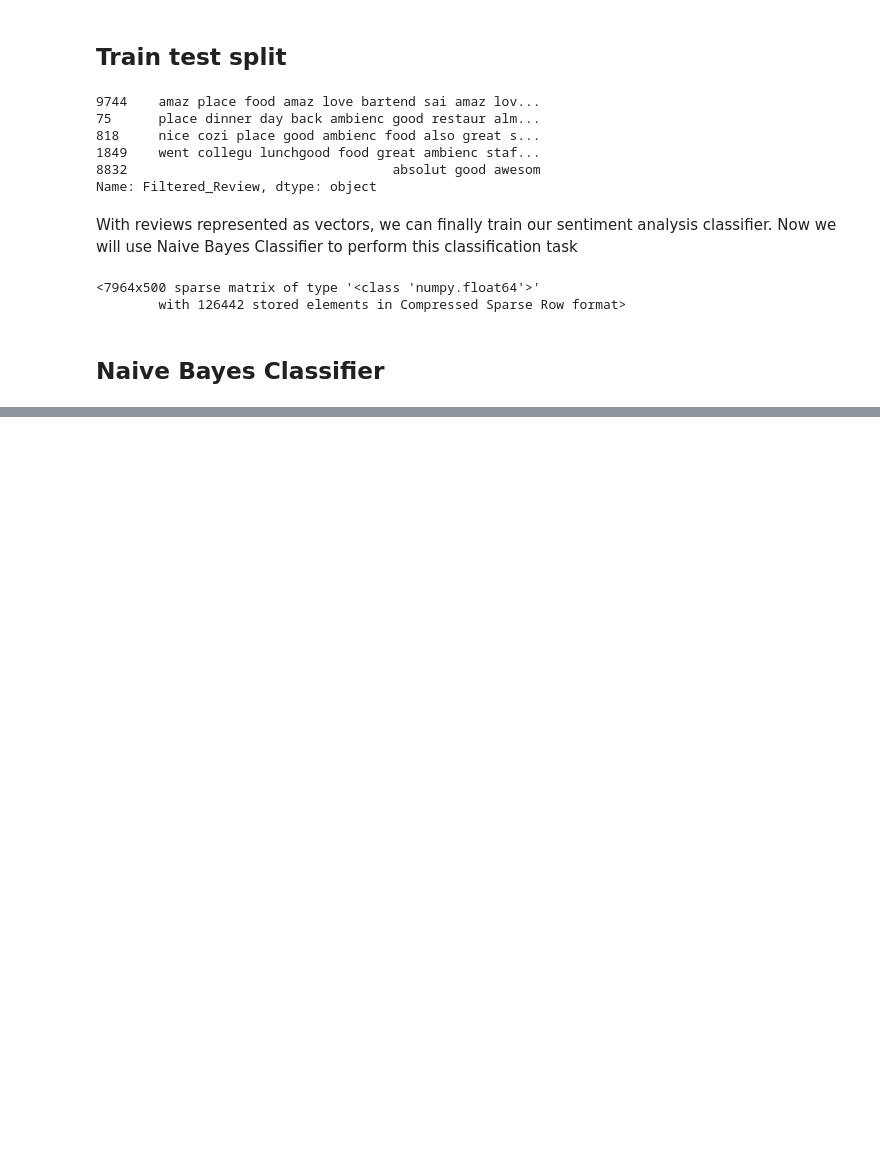
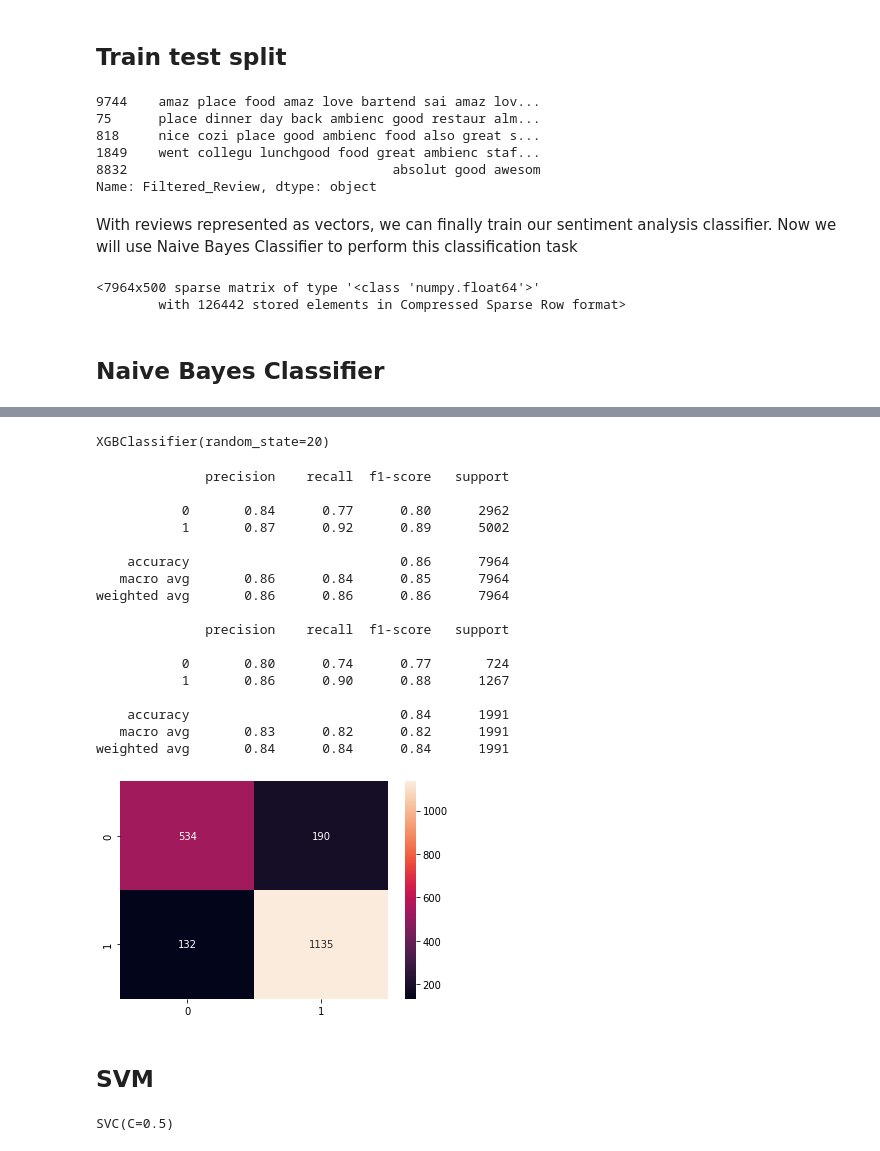
Before and after one commit to OmPrakashGH/Zomato-Restaurant-clustering-and-sentiment-analysis, a Jupyter notebook: Zomato_Restaurant_Clustering_and_Sentiment_Analysis.ipynb, the cells around one changed output, grey strips where cells are left out. Drawn from its saved outputs; the diff is of its cells as text; code cells hidden in the pictures; blank space fills up the shorter version.

```diff
--- a/Zomato_Restaurant_Clustering_and_Sentiment_Analysis.ipynb
+++ b/Zomato_Restaurant_Clustering_and_Sentiment_Analysis.ipynb
@@ -1297,0 +1345,38 @@ weighted avg       0.83      0.83      0.83      1991
+# %%
+# Training the model
+xgb_clf.fit(train_array,label_train)
+# %% [output]
+XGBClassifier(random_state=20)
+# %%
+# Getting the predicted classes
+xgb_train_preds = xgb_clf.predict(train_array)
+xgb_test_preds = xgb_clf.predict(test_array)
+# %%
+# Classification report
+print (classification_report(label_train, xgb_train_preds))
+print (classification_report(label_test, xgb_test_preds))
+
+# Confusion matrix
+sns.heatmap(confusion_matrix(label_test, xgb_test_preds), annot=True, fmt='d')
+plt.show()
+# %% [output]
+              precision    recall  f1-score   support
+
+           0       0.84      0.77      0.80      2962
+           1       0.87      0.92      0.89      5002
+
+    accuracy                           0.86      7964
+   macro avg       0.86      0.84      0.85      7964
+weighted avg       0.86      0.86      0.86      7964
+
+              precision    recall  f1-score   support
+
+           0       0.80      0.74      0.77       724
+           1       0.86      0.90      0.88      1267
+
+    accuracy                           0.84      1991
+   macro avg       0.83      0.82      0.82      1991
+weighted avg       0.84      0.84      0.84      1991
+[figure, added]
+# %% [markdown]
+## SVM
@@ -1297,0 +1386,5 @@ weighted avg       0.83      0.83      0.83      1991
+# %%
+# Training the model
+svm_clf.fit(train_array, label_train)
+# %% [output]
+SVC(C=0.5)
```
Also changed, not shown: parts of 17 cells of this notebook.
